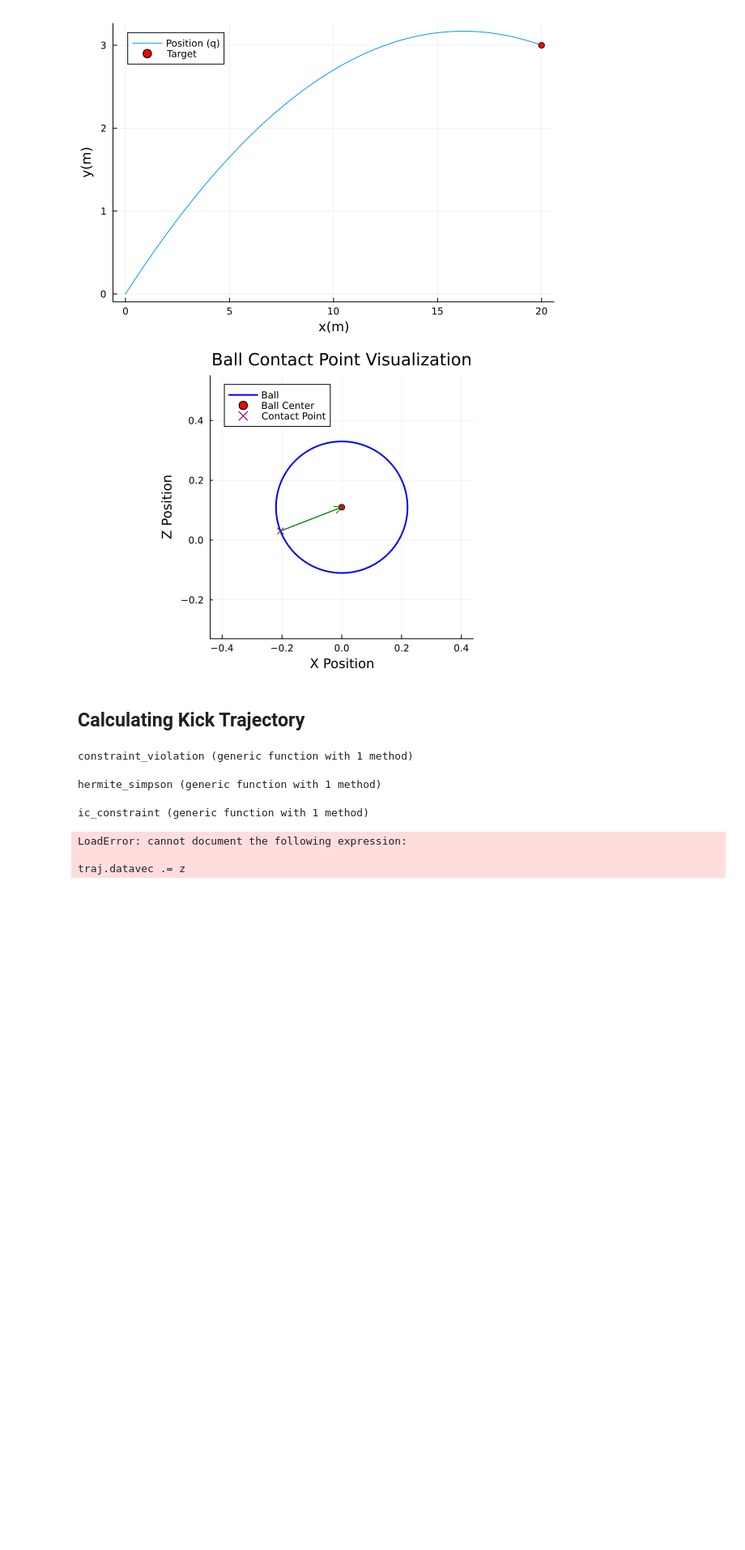
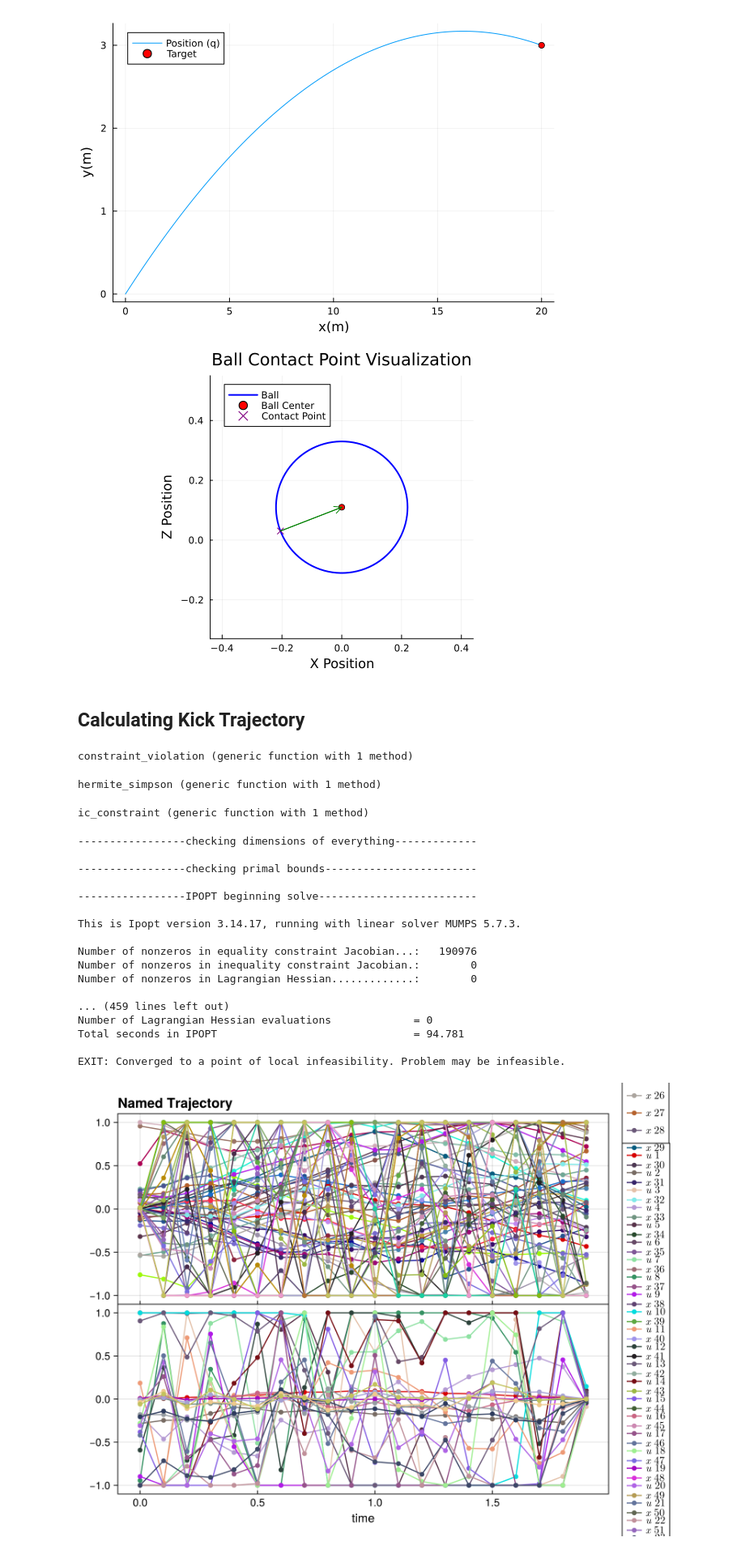
Before and after one commit to oberton31/16745_Unitree_G1_Goal_Kicking, a Jupyter notebook: src/humanoid_ball_kicking_sparse.ipynb, the cells around one changed output. Shown at 81% size. Cells and saved outputs as stored; diff of their text form; code cells hidden in the pictures; blank space fills up the shorter version.

```diff
--- a/src/humanoid_ball_kicking_sparse.ipynb
+++ b/src/humanoid_ball_kicking_sparse.ipynb
@@ -238,17 +238,17 @@ end
 hermite_simpson (generic function with 1 method)
 # %%
 # Define quadratic cost
-function quadratic_cost(traj_indices::NamedTuple, k::Int64, Q::Matrix{Float64}, R::Matrix{Float64})
+function quadratic_cost(traj_indices::NamedTuple, k::Int64, Q::Matrix{Float64}, R::Matrix{Float64}, x_g, u_eq)
     xi, ui = traj_indices.x[k], traj_indices.u[k]
-    # TODO: modify this cost function
-    cost_func(params::NamedTuple, z::Vector) = 0.5*(z[xi]'*Q*z[xi] + z[ui]'*R*z[ui])
+    # TODO: Tune this cost function
+    cost_func(params::NamedTuple, z::Vector) = 0.5*((z[xi] - x_g)'*Q*(z[xi] - x_g) + (z[ui] - u_eq)'*R*(z[ui] - u_eq))
     function cost_grad!(params::NamedTuple, z::Vector{Float64}, grad::Vector{Float64})
         grad .+= ForwardDiff.gradient(z_ -> cost_func(params, z_), z)
     end
     return (cost_func=cost_func, cost_grad=cost_grad!)
 end
 
-
+# Dynamics Constraints
 function dyn_constraint(traj_indices::NamedTuple, k::Int64)
     # Get indices for knot data in trajectory
     xi, ui, next_xi = traj_indices.x[k], traj_indices.u[k], traj_indices.x[k+1]
@@ -273,6 +273,8 @@ function dyn_constraint(traj_indices::NamedTuple, k::Int64)
     bounds = (zeros(nx), zeros(nx))
     return (length=nx, residual=residual, jacobian=jacobian!, sparsity=sparsity!, bounds=bounds)
 end
+
+# Intial Condition Constraint
 function ic_constraint(traj_indices::NamedTuple, x_ic::Vector{Float64})
     x0 = traj_indices.x[1]
     residual(params::NamedTuple, z::Vector, con::AbstractVector) = con .= z[x0] - x_ic
@@ -281,47 +283,73 @@ function ic_constraint(traj_indices::NamedTuple, x_ic::Vector{Float64})
     bounds = (zeros(nx), zeros(nx))
     return (length=nx, residual=residual, jacobian=jacobian!, sparsity=sparsity!, bounds=bounds)
 end
+
+# Set up new constraints in the same way as initial condition contraint
 # %% [output]
 ic_constraint (generic function with 1 method)
 # %%
-nx, nu, dt, N = size(x_eq, 1), size(u_eq, 1), 0.1, 2
+nx, nu, dt, N = size(x_eq, 1), size(u_eq, 1), 0.1, 20
 
+Q = diagm(1e0 * ones(nx))
+R = diagm(1e0*ones(nu))
+
+x_ic = x_eq .+ 0.01 * randn(size(x_eq))
+x_g = 1 * x_eq
 components = (
     x = rand(nx, N),
     u = rand(nu, N),
 )
 
 traj = NamedTrajectory(components; timestep=dt, controls=:u)
 traj_indices = NamedTuple{traj.names}([[(k - 1)*traj.dim .+ getproperty(traj.components, symbol) for k in 1:traj.T] for symbol in traj.names])
-
-cost_objs = [quadratic_cost(traj_indices, k, diagm(1e0 * ones(nx)), diagm(1e0*ones(nu))) for k = 1:N]
-con_objs = Vector{NamedTuple}([ic_constraint(traj_indices, x_eq), [dyn_constraint(traj_indices, k) for k = 1:N-1]...])
+cost_objs = [quadratic_cost(traj_indices, k, Q, R, x_g, u_eq) for k = 1:N]
+con_objs = Vector{NamedTuple}([ic_constraint(traj_indices, x_ic), [dyn_constraint(traj_indices, k) for k = 1:N-1]...])
 nc, conjac = setup_constraints(traj, con_objs)
 
 param = (costs = cost_objs, constraints = con_objs, nconstraints=nc, nz=length(traj.datavec), model=model, dt=dt)
+
+# Constrain bounds (equality and inequality)
 c_l, c_u = constraint_bounds(param)
 
-# Solve problem
-traj.datavec .= 0
+# Intial_guess
+nz = length(traj)
+#z0 = randn(nz) * 0.01
+z0 = vcat([[x_eq; u_eq] for _ in 1:N]...)
 
-z_l, z_u = fill(-1.0, param.nz), fill(10., param.nz)
+# primal bounds
+z_l, z_u = fill(-1.0, param.nz), fill(1.0, param.nz)
 
 z = lazy_nlp_qd.sparse_fmincon(cost_func,
                             cost_gradient!,
                             constraint_residual!,
                             constraint_jacobian!,
                             conjac,
                             z_l,
                             z_u,
                             c_l,
                             c_u,
-                            traj.datavec,
+                            z0,
                             param);
 
 traj.datavec .= z
 # Plot result
 CairoMakie.plot(traj)
 # %% [output]
-LoadError: cannot document the following expression:
+-----------------checking dimensions of everything-------------
 
-traj.datavec .= z
+-----------------checking primal bounds------------------------
+
+-----------------IPOPT beginning solve-------------------------
+
+This is Ipopt version 3.14.17, running with linear solver MUMPS 5.7.3.
+
+Number of nonzeros in equality constraint Jacobian...:   190976
+Number of nonzeros in inequality constraint Jacobian.:        0
+Number of nonzeros in Lagrangian Hessian.............:        0
+
+... (459 lines left out)
+Number of Lagrangian Hessian evaluations             = 0
+Total seconds in IPOPT                               = 94.781
+
+EXIT: Converged to a point of local infeasibility. Problem may be infeasible.
+[figure, added]
```
